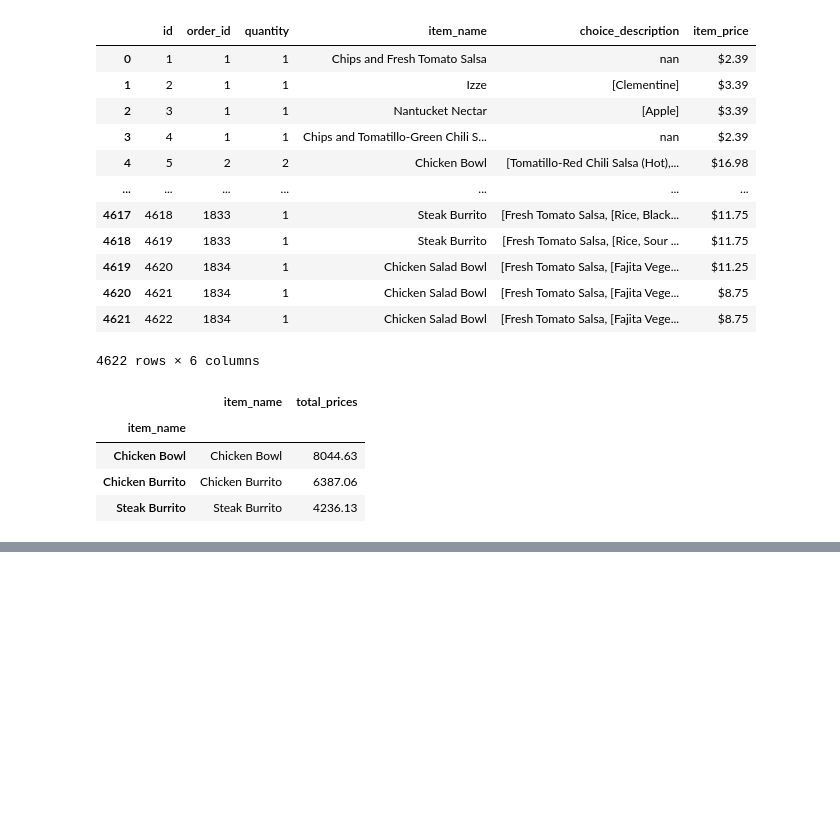
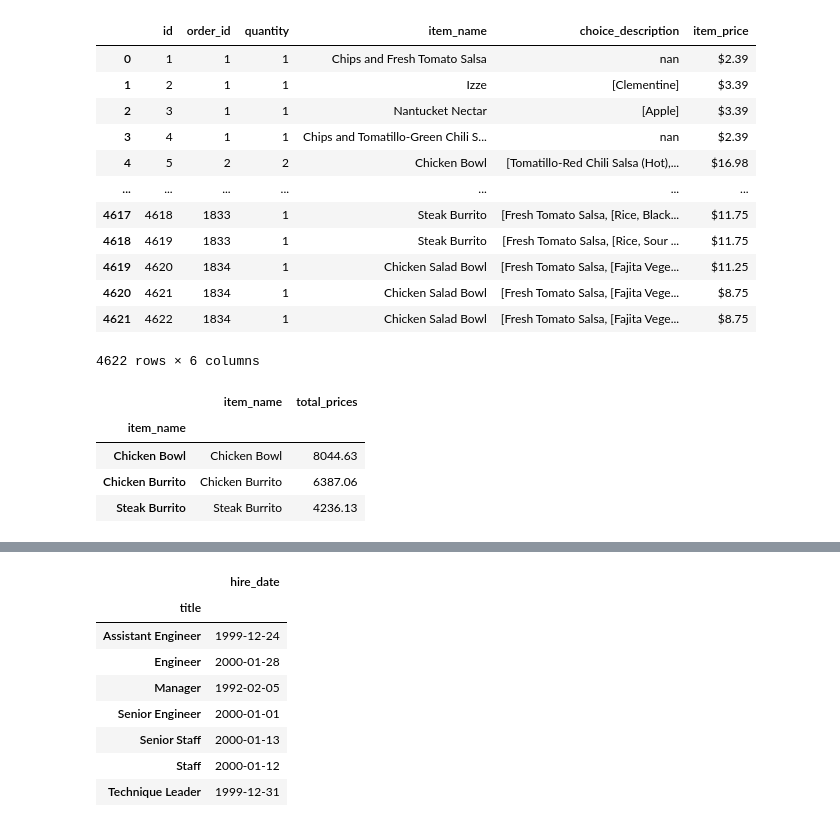
Before and after one commit to QinzhiChen/numpy-pandas-visualization-exercises, a Jupyter notebook: advanced_dataframes.ipynb, the cells around one changed output, grey strips where cells are left out. Drawn from its saved outputs; the diff is of its cells as text; code cells hidden in the pictures; blank space fills up the shorter version.

```diff
--- a/advanced_dataframes.ipynb
+++ b/advanced_dataframes.ipynb
@@ -252,0 +267,18 @@ NameError: name 'top3' is not defined
+# %%
+url=f'mysql+pymysql://{user}:{password}@{host}/employees'
+def get_db_url(n):
+    n=url
+    return url
+employees=pd.read_sql('SELECT * FROM employees JOIN titles USING (emp_no)',url)
+# %%
+employees[['title','hire_date']].groupby('title').max()
+# %% [output]
+|  | hire_date |
+| title |  |
+| Assistant Engineer | 1999-12-24 |
+| Engineer | 2000-01-28 |
+| Manager | 1992-02-05 |
+| Senior Engineer | 2000-01-01 |
+| Senior Staff | 2000-01-13 |
+| Staff | 2000-01-12 |
+| Technique Leader | 1999-12-31 |
```
Also changed, not shown: parts of 5 cells of this notebook.
